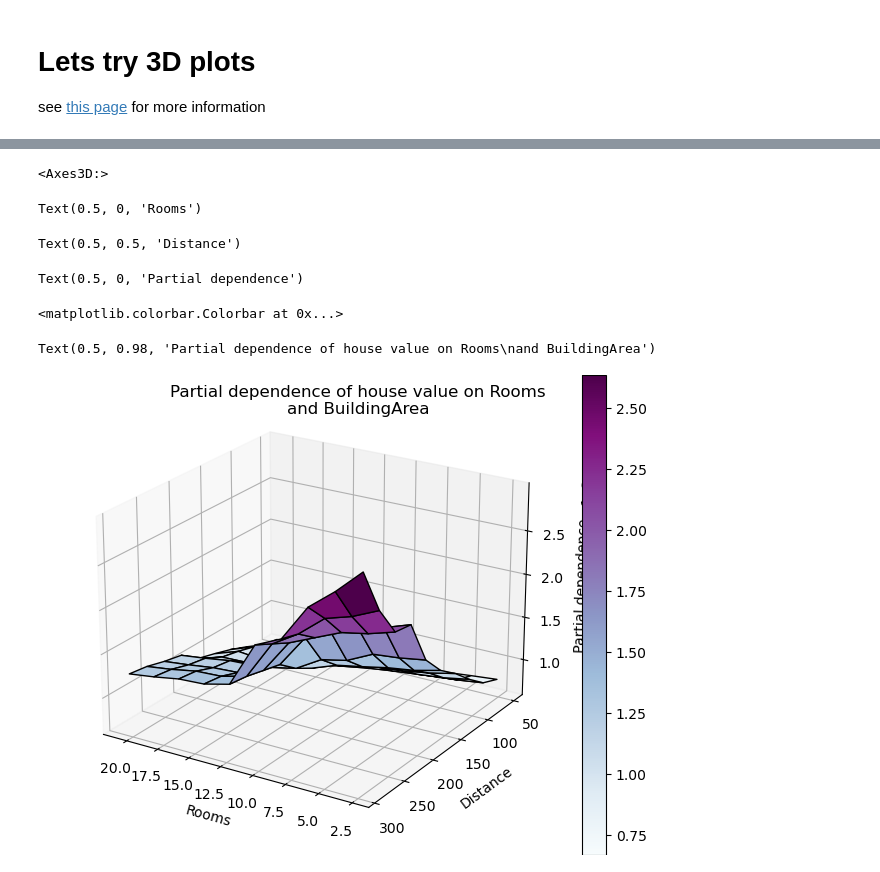
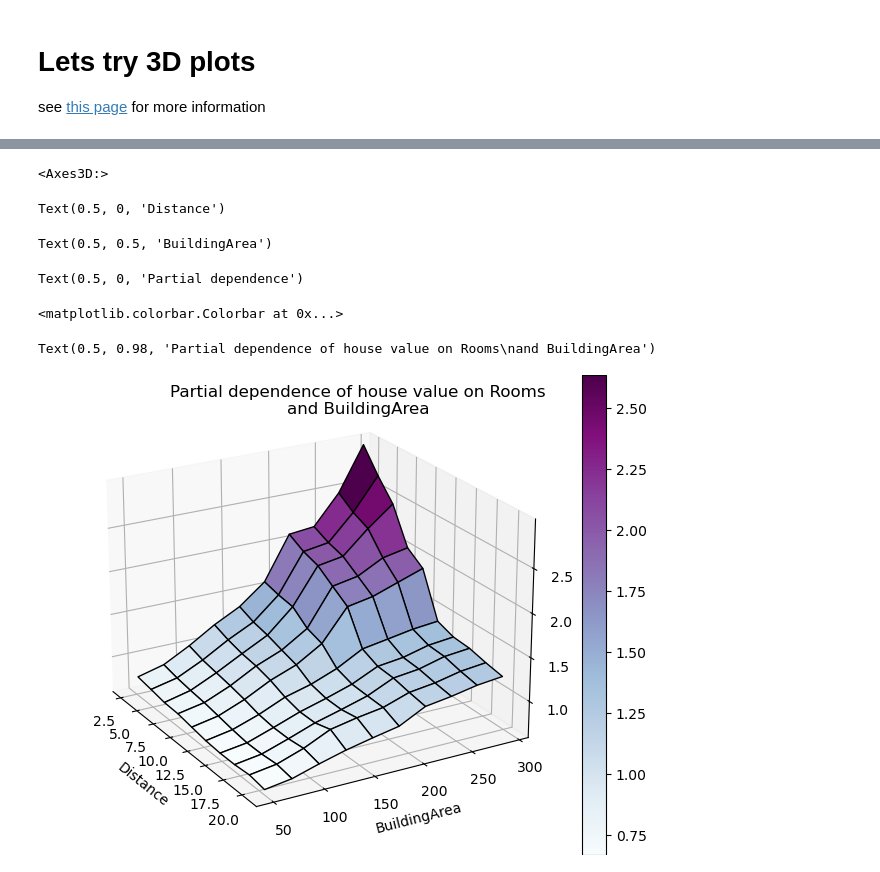
Before and after one commit to CNUClasses/DATA301_CODE, a Jupyter notebook: week_10/10_3_PDP_plots_ICE.ipynb, the cells around one changed output, grey strips where cells are left out. Drawn from its saved outputs; the diff is of its cells as text; code cells hidden in the pictures.

```diff
--- a/week_10/10_3_PDP_plots_ICE.ipynb
+++ b/week_10/10_3_PDP_plots_ICE.ipynb
@@ -118,39 +123,39 @@ see <a href="https://scikit-learn.org/stable/auto_examples/inspection/plot_parti
 from mpl_toolkits.mplot3d.art3d import Poly3DCollection, Line3DCollection
 %matplotlib ipympl
 from mpl_toolkits.mplot3d import Axes3D
 
 fig = plt.figure()
 
 # features = ("AveOccup", "HouseAge")
 pdp = partial_dependence(
     model, X, features=[1,7], kind="average", grid_resolution=10
 )
 XX, YY = np.meshgrid(pdp["values"][0], pdp["values"][1])
 Z = pdp.average[0].T
 ax = Axes3D(fig)
 fig.add_axes(ax)
 
 surf = ax.plot_surface(XX, YY, Z, rstride=1, cstride=1, cmap=plt.cm.BuPu, edgecolor="k")
-ax.set_xlabel(cols_to_use[0])
-ax.set_ylabel(cols_to_use[1])
+ax.set_xlabel(cols_to_use[1])
+ax.set_ylabel(cols_to_use[7])
 ax.set_zlabel("Partial dependence")
 # pretty init view
-ax.view_init(elev=22, azim=122)
+ax.view_init(elev=22, azim=-30)
 plt.colorbar(surf)
 plt.suptitle(
     "Partial dependence of house value on " + cols_to_use[0] +"\n"
     "and " + cols_to_use[7]
 )
 plt.subplots_adjust(top=0.9)
 plt.show()
 # %% [output]
 <Axes3D:>
-Text(0.5, 0, 'Rooms')
+Text(0.5, 0, 'Distance')
-Text(0.5, 0.5, 'Distance')
+Text(0.5, 0.5, 'BuildingArea')
 Text(0.5, 0, 'Partial dependence')
 <matplotlib.colorbar.Colorbar at 0x...>
 Text(0.5, 0.98, 'Partial dependence of house value on Rooms\nand BuildingArea')
-[figure, old version]
+[figure, new version]
 # %%
 # !conda install -c conda-forge pdpbox -y
 
```
Also changed, not shown: parts of 1 cell of this notebook.
